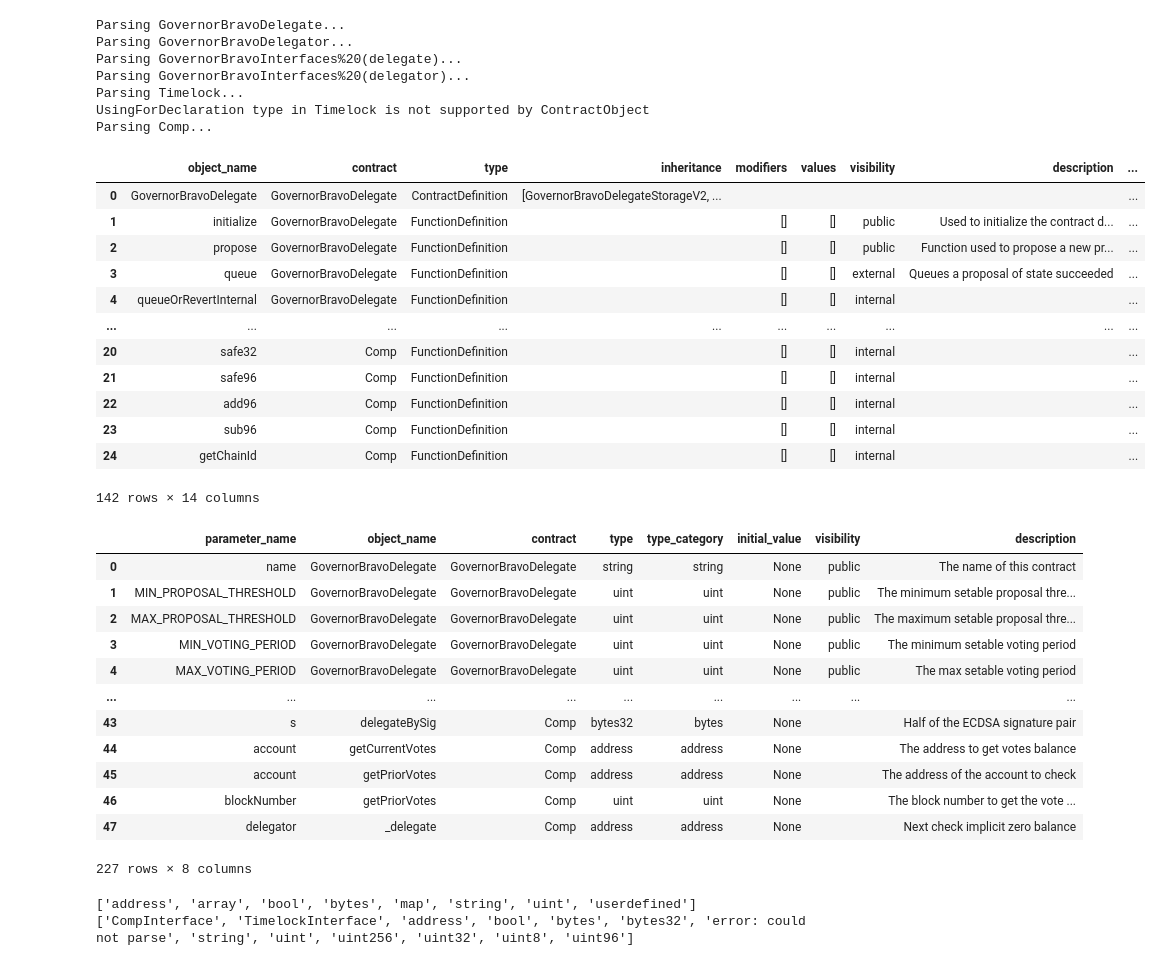
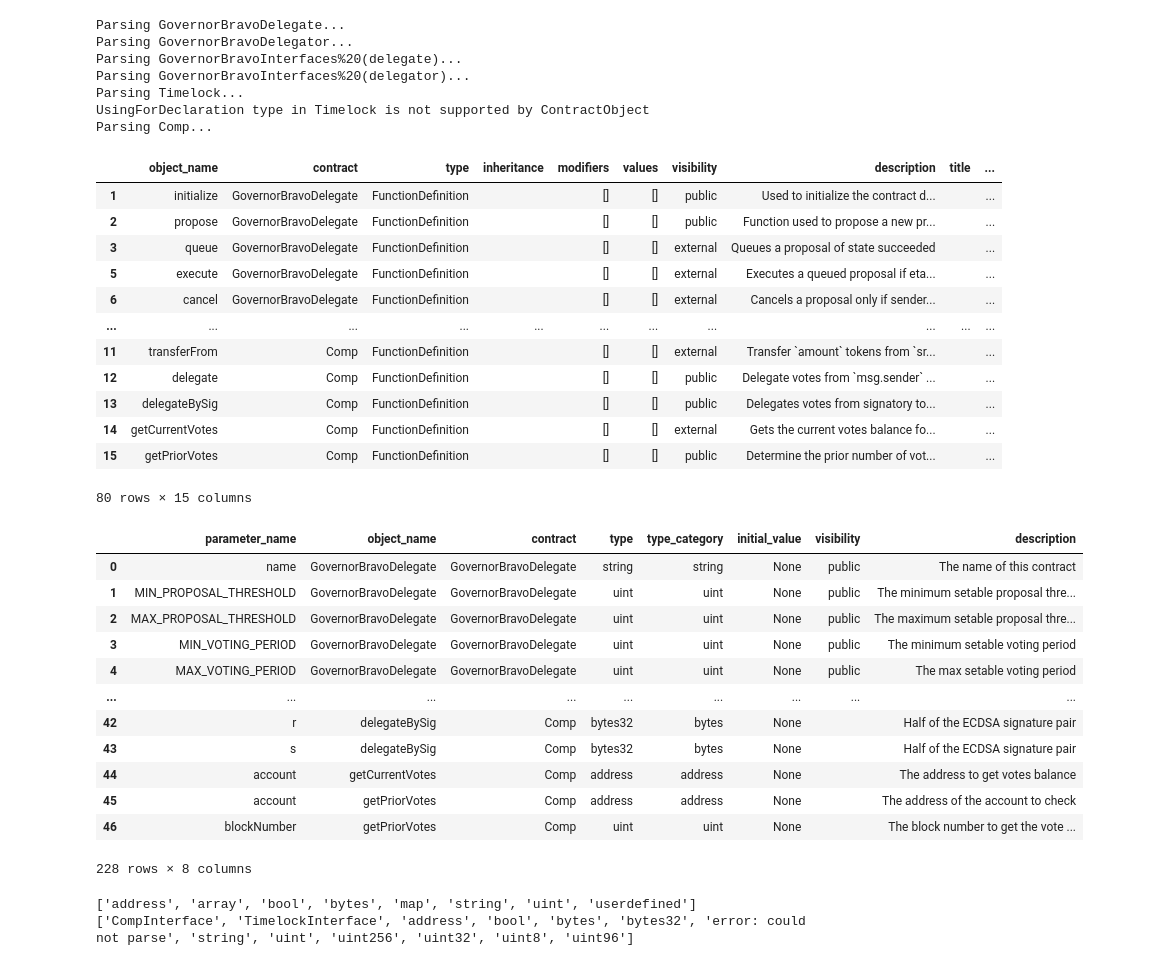
Before and after one commit to notchia/metagov, a Jupyter notebook: parse_contract_parameters.ipynb, the cells around one changed output. Drawn from its saved outputs; the diff is of its cells as text; code cells hidden in the pictures.

Commit message:
fix comment issues/add comment features

```diff
--- a/parse_contract_parameters.ipynb
+++ b/parse_contract_parameters.ipynb
@@ -324,9 +324,6 @@ def parse_parameter_description(lines_raw, parameterName):
 
     commentDict = {}
     description = ''
-
-    # Add full (cleaned) comment
-    commentDict['full_comment'] = '\n'.join(lines)
 
     # Try to get notice first
     noticeLines = [s.split('@notice')[-1].strip() for s in lines if s.startswith('@notice')]
@@ -338,12 +335,16 @@ def parse_parameter_description(lines_raw, parameterName):
     paramDict = {p[0]: p[1] for p in paramLines}
     description = paramDict.get(parameterName, description)
 
-    # If above two methods failed, just grab the last line, if any
+    # If above two methods failed, just grab the first line, if any
     if description == '' and len(lines) > 0:
-        description = lines[-1]
+        description = lines[0]
 
+    # Add description
     commentDict['description'] = description
 
+    # Add full (cleaned) comment
+    commentDict['full_comment'] = '\n'.join(lines)
+
     return commentDict
 # %%
 def add_docstring_comments(lines, df_objects, df_parameters):
@@ -352,10 +353,12 @@ def add_docstring_comments(lines, df_objects, df_parameters):
     df_o = df_objects.copy(deep=True)
     df_p = df_parameters.copy(deep=True)
 
+    # Define tags to keep
+    NATSPEC_TAGS = ['title', 'notice', 'dev', 'param', 'return']
+    for tag in NATSPEC_TAGS:
+        df_o[tag] = ''
+    df_o['description'] = ''
     df_o['full_comment'] = ''
-    df_o['dev'] = ''
-    df_o['notice'] = ''
-    df_o['first_line'] = ''
 
     prevObjectLoc = (0,0)
     for i, row in df_o.iterrows():
@@ -371,13 +374,15 @@ def add_docstring_comments(lines, df_objects, df_parameters):
         # Add object descriptions to objects
         for key, value in commentDict.items():
             if key in df_o.columns:
+                if key == 'param':
+                    value = value.keys()
                 df_o.iat[i, df_o.columns.get_loc(key)] = value
 
         # Add parameter descriptions to parameters
-        for item in commentDict['param']:
+        for paramName, paramDescription in commentDict.get('param', {}).items():
             index = df_p.loc[(df_p['object_name']==row['object_name']) &
-                             (df_p['parameter_name']==item['parameter'])].index[0]
-            df_p.iat[index, df_p.columns.get_loc('description')] = item['description']
+                             (df_p['parameter_name']==paramName)].index[0]
+            df_p.iat[index, df_p.columns.get_loc('description')] = paramDescription
 
         prevObjectLoc = row['line_numbers']
 
@@ -393,7 +398,7 @@ def add_inline_comments(lines, df_parameters):
     for i, row in df_p.iterrows():
         # Grab and parse comment lines
         commentEnd = int(row['line_number'])
-        commentLines = lines[min(commentStart, commentEnd - 2):commentEnd + 1]
+        commentLines = lines[min(commentStart, commentEnd - 2):commentEnd]
         commentDict = parse_parameter_description(commentLines, row['parameter_name'])
 
         # Add to dict (but don't overwrite previously found value)
@@ -461,24 +466,24 @@ Parsing Timelock...
 UsingForDeclaration type in Timelock is not supported by ContractObject
 Parsing Comp...
 # %%
-df_objects_all.drop(columns=['line_numbers', 'full_comment']).to_csv('tmp/contract_objects.csv')
-df_objects_all.drop(columns=['line_numbers'])
+df_objects_all.drop(columns=['line_numbers']).to_csv('tmp/contract_objects.csv')
+df_objects_all.drop(columns=['line_numbers', 'full_comment'])[df_objects_all['description'] != ""]
 # %% [output]
-|  | object_name | contract | type | inheritance | modifiers | values | visibility | description | ... |
-| 0 | GovernorBravoDelegate | GovernorBravoDelegate | ContractDefinition | [GovernorBravoDelegateStorageV2, ... |  |  |  |  | ... |
-| 1 | initialize | GovernorBravoDelegate | FunctionDefinition |  | [] | [] | public | Used to initialize the contract d... | ... |
-| 2 | propose | GovernorBravoDelegate | FunctionDefinition |  | [] | [] | public | Function used to propose a new pr... | ... |
-| 3 | queue | GovernorBravoDelegate | FunctionDefinition |  | [] | [] | external | Queues a proposal of state succeeded | ... |
-| 4 | queueOrRevertInternal | GovernorBravoDelegate | FunctionDefinition |  | [] | [] | internal |  | ... |
-| ... | ... | ... | ... | ... | ... | ... | ... | ... | ... |
-| 20 | safe32 | Comp | FunctionDefinition |  | [] | [] | internal |  | ... |
-| 21 | safe96 | Comp | FunctionDefinition |  | [] | [] | internal |  | ... |
-| 22 | add96 | Comp | FunctionDefinition |  | [] | [] | internal |  | ... |
-| 23 | sub96 | Comp | FunctionDefinition |  | [] | [] | internal |  | ... |
-| 24 | getChainId | Comp | FunctionDefinition |  | [] | [] | internal |  | ... |
+|  | object_name | contract | type | inheritance | modifiers | values | visibility | description | title | ... |
+| 1 | initialize | GovernorBravoDelegate | FunctionDefinition |  | [] | [] | public | Used to initialize the contract d... |  | ... |
+| 2 | propose | GovernorBravoDelegate | FunctionDefinition |  | [] | [] | public | Function used to propose a new pr... |  | ... |
+| 3 | queue | GovernorBravoDelegate | FunctionDefinition |  | [] | [] | external | Queues a proposal of state succeeded |  | ... |
+| 5 | execute | GovernorBravoDelegate | FunctionDefinition |  | [] | [] | external | Executes a queued proposal if eta... |  | ... |
+| 6 | cancel | GovernorBravoDelegate | FunctionDefinition |  | [] | [] | external | Cancels a proposal only if sender... |  | ... |
+| ... | ... | ... | ... | ... | ... | ... | ... | ... | ... | ... |
+| 11 | transferFrom | Comp | FunctionDefinition |  | [] | [] | external | Transfer `amount` tokens from `sr... |  | ... |
+| 12 | delegate | Comp | FunctionDefinition |  | [] | [] | public | Delegate votes from `msg.sender` ... |  | ... |
+| 13 | delegateBySig | Comp | FunctionDefinition |  | [] | [] | public | Delegates votes from signatory to... |  | ... |
+| 14 | getCurrentVotes | Comp | FunctionDefinition |  | [] | [] | external | Gets the current votes balance fo... |  | ... |
+| 15 | getPriorVotes | Comp | FunctionDefinition |  | [] | [] | public | Determine the prior number of vot... |  | ... |
-142 rows × 14 columns
+80 rows × 15 columns
 # %%
-df_parameters_all.drop(columns=['line_number', 'full_comment']).to_csv('tmp/contract_parameters.csv')
+df_parameters_all.drop(columns=['line_number']).to_csv('tmp/contract_parameters.csv')
 df_parameters_all.drop(columns=['line_number', 'full_comment'])[df_parameters_all['description'] != ""]
 # %% [output]
 |  | parameter_name | object_name | contract | type | type_category | initial_value | visibility | description |
@@ -488,12 +493,12 @@ df_parameters_all.drop(columns=['line_number', 'full_comment'])[df_parameters_al
 | 3 | MIN_VOTING_PERIOD | GovernorBravoDelegate | GovernorBravoDelegate | uint | uint | None | public | The minimum setable voting period |
 | 4 | MAX_VOTING_PERIOD | GovernorBravoDelegate | GovernorBravoDelegate | uint | uint | None | public | The max setable voting period |
 | ... | ... | ... | ... | ... | ... | ... | ... | ... |
+| 42 | r | delegateBySig | Comp | bytes32 | bytes | None |  | Half of the ECDSA signature pair |
 | 43 | s | delegateBySig | Comp | bytes32 | bytes | None |  | Half of the ECDSA signature pair |
 | 44 | account | getCurrentVotes | Comp | address | address | None |  | The address to get votes balance |
 | 45 | account | getPriorVotes | Comp | address | address | None |  | The address of the account to check |
 | 46 | blockNumber | getPriorVotes | Comp | uint | uint | None |  | The block number to get the vote ... |
-| 47 | delegator | _delegate | Comp | address | address | None |  | Next check implicit zero balance |
-227 rows × 8 columns
+228 rows × 8 columns
 # %%
 print(sorted(df_parameters_all['type_category'].unique()))
 print(sorted(df_parameters_all['type'].unique()))
```
Also changed, not shown: parts of 5 cells of this notebook.
